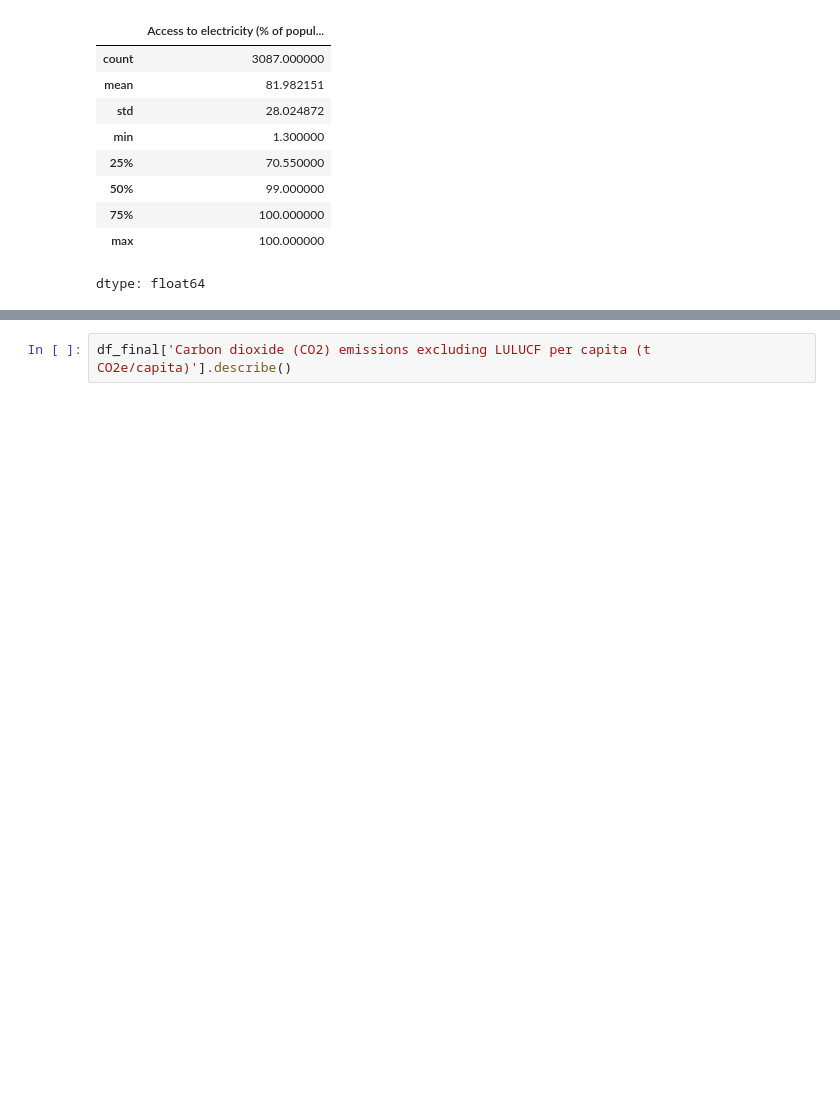
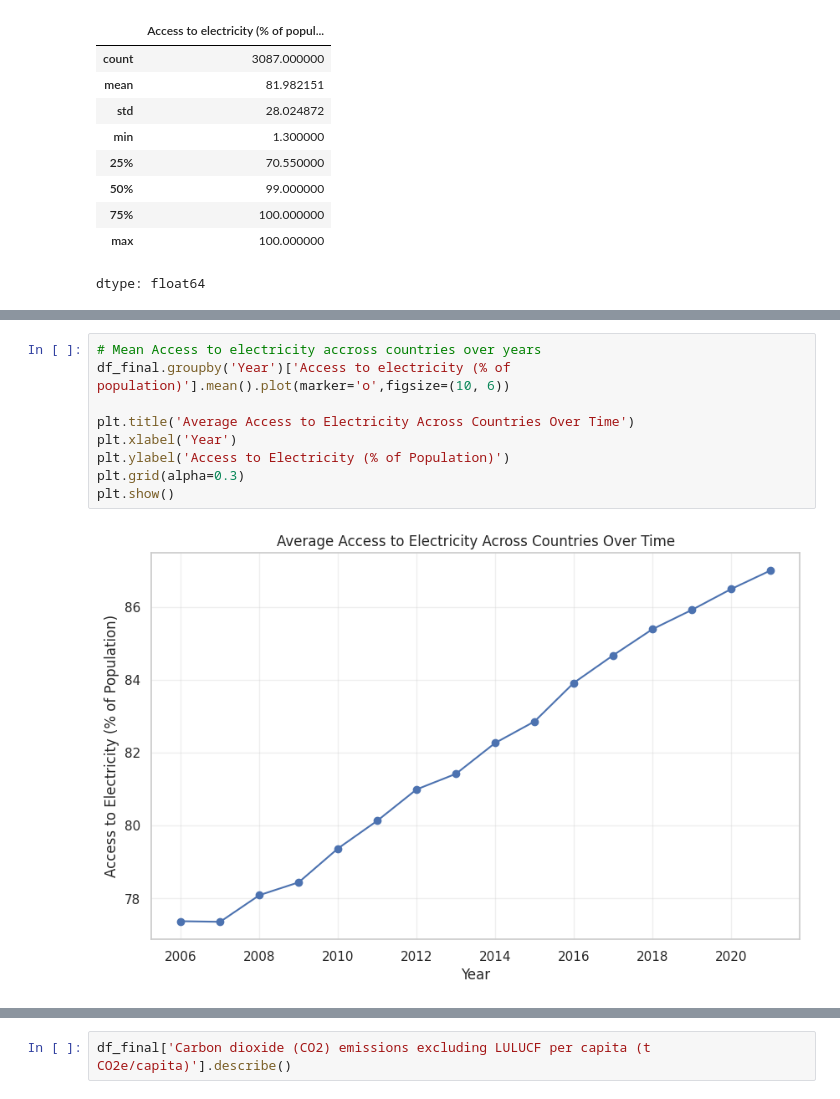
Before and after one commit to abijeet-dhillon/data601_project, a Jupyter notebook: notebooks/DATA601_Project.ipynb, the cells around one changed output, grey strips where cells are left out. Saved outputs shown, nothing was run; the diff lists cells and outputs as text; blank space fills up the shorter version.

```diff
--- a/notebooks/DATA601_Project.ipynb
+++ b/notebooks/DATA601_Project.ipynb
@@ -393,0 +452,11 @@ CO₂ emissions have a mean of ~5.05 tonnes per person and a median of ~2.4 tonn
+# %%
+# Mean Access to electricity accross countries over years
+df_final.groupby('Year')['Access to electricity (% of population)'].mean().plot(marker='o',figsize=(10, 6))
+
+plt.title('Average Access to Electricity Across Countries Over Time')
+plt.xlabel('Year')
+plt.ylabel('Access to Electricity (% of Population)')
+plt.grid(alpha=0.3)
+plt.show()
+# %% [output]
+[figure, added]
```
Also changed, not shown: parts of 171 cells of this notebook, 10 other files.
